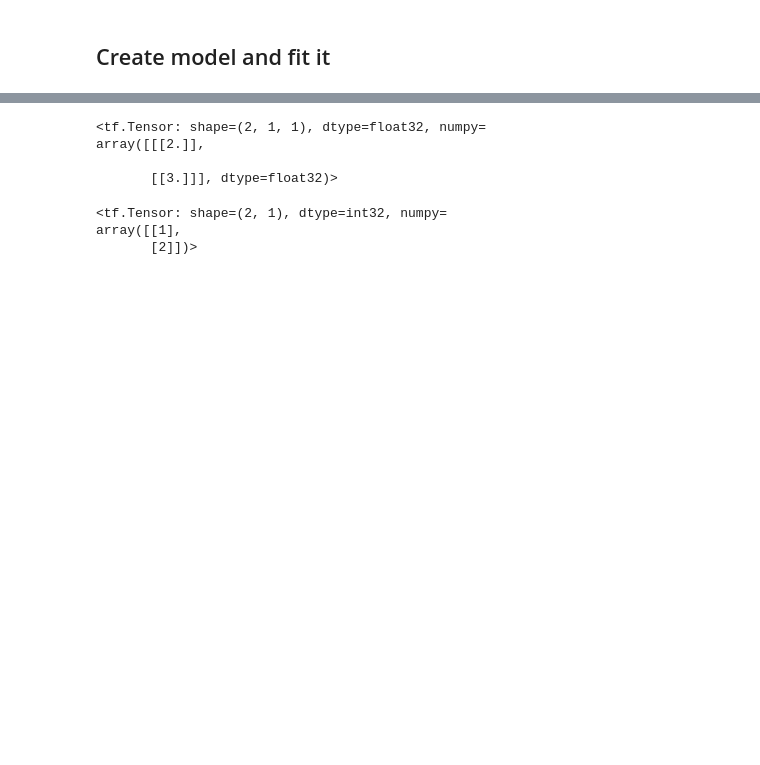
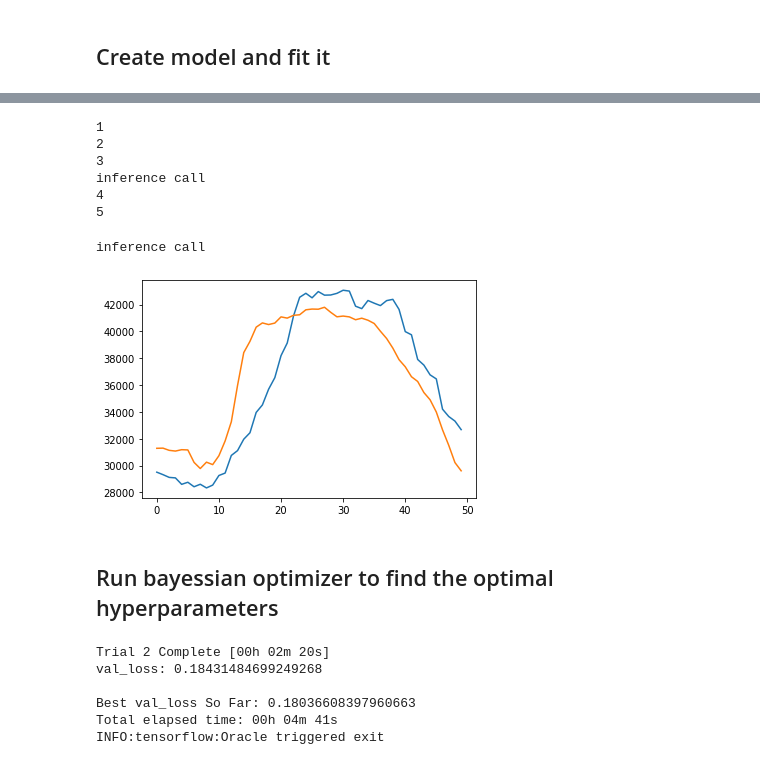
Before and after one commit to Schichael/TCN_Seq2Seq, a Jupyter notebook: notebooks/TCN_TCN_sample_notebook.ipynb, the cells around one changed output, grey strips where cells are left out. Saved outputs shown, nothing was run; the diff lists cells and outputs as text; code cells hidden in the pictures; blank space fills up the shorter version.

```diff
--- a/notebooks/TCN_TCN_sample_notebook.ipynb
+++ b/notebooks/TCN_TCN_sample_notebook.ipynb
@@ -231,4 +179,2 @@ dataset_loaded.process_from_config_inference(input_seq_len=50, output_seq_len=20
 # %%
 model_loaded = TCN_Seq2Seq()
-# %%
-model_loaded.load_model(config_path, dataset_loaded.X[:3], is_training_data=False)
@@ -702,13 +181,61 @@ array([[[1.]],
-# %%
-t2[:,1:2,:]
-# %% [output]
-<tf.Tensor: shape=(2, 1, 1), dtype=float32, numpy=
-array([[[2.]],
-
-       [[3.]]], dtype=float32)>
-# %%
-t2
-# %% [output]
-<tf.Tensor: shape=(2, 1), dtype=int32, numpy=
-array([[1],
-       [2]])>
+# %%
+model_loaded.load_model(config_path, preprocessor_loaded.X, is_training_data=False)
+# If you use the autoregressive model:
+# model_loaded.load_model(config_path, X_init[:3],
+# is_training_data=True)
+# %% [output]
+1
+2
+3
+inference call
+4
+5
+# %%
+y_pred = model_loaded.predict(preprocessor_loaded.X)
+# %% [output]
+inference call
+# %%
+y_pred_unscaled = inverse_scale_sequences(y_pred, preprocessor_loaded.scaler_y)
+y_true_unscaled = inverse_scale_sequences(np.expand_dims(preprocessor.y, axis=-1),
+                                                        preprocessor_loaded.scaler_y)
+# %%
+plt.plot(y_pred_unscaled[1000])
+plt.plot(y_true_unscaled[1000])
+plt.show()
+# %% [output]
+[figure, added]
+# %% [markdown]
+## Run bayessian optimizer to find the optimal hyperparameters
+# %%
+model.parameter_search(
+        X_train,
+        y_train,
+        X_val,
+        y_val,
+        batch_size = 64,
+        results_path = "./search_1",
+        patience=3,
+        loss = "mse",
+        max_trials = 2,
+        executions_per_trial = 1,
+        num_filters = [4, 6, 8],
+        neurons_output = [16],
+        kernel_size = [5, 9, 13, 17],
+        dilation_base = [2],
+        dropout_rate = [0.1, 0.2, 0.3],
+        key_value_size = [4, 6, 8],
+        num_attention_heads = [1, 2],
+        activation = ["elu"],
+        kernel_initializer = ["he_normal"],
+        batch_norm_tcn = [False],
+        layer_norm_tcn = [True],
+        padding_encoder = ['same', 'causal'],
+        padding_decoder = ['same', 'causal']
+    )
+# %% [output]
+Trial 2 Complete [00h 02m 20s]
+val_loss: 0.18431484699249268
+
+Best val_loss So Far: 0.18036608397960663
+Total elapsed time: 00h 04m 41s
+INFO:tensorflow:Oracle triggered exit
```
Also changed, not shown: parts of 96 cells of this notebook, 14 other files.
